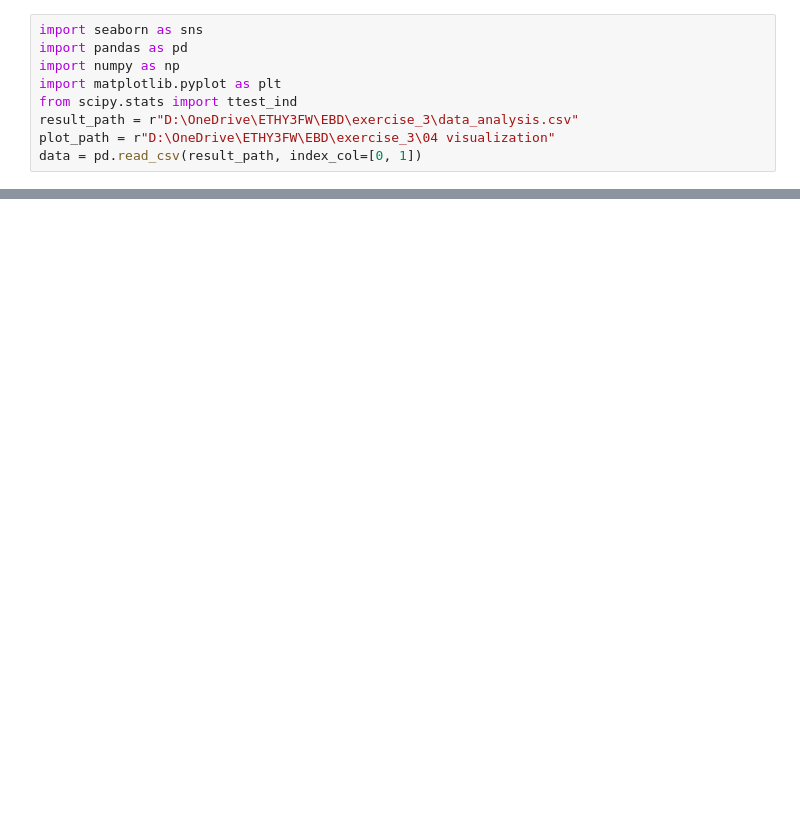
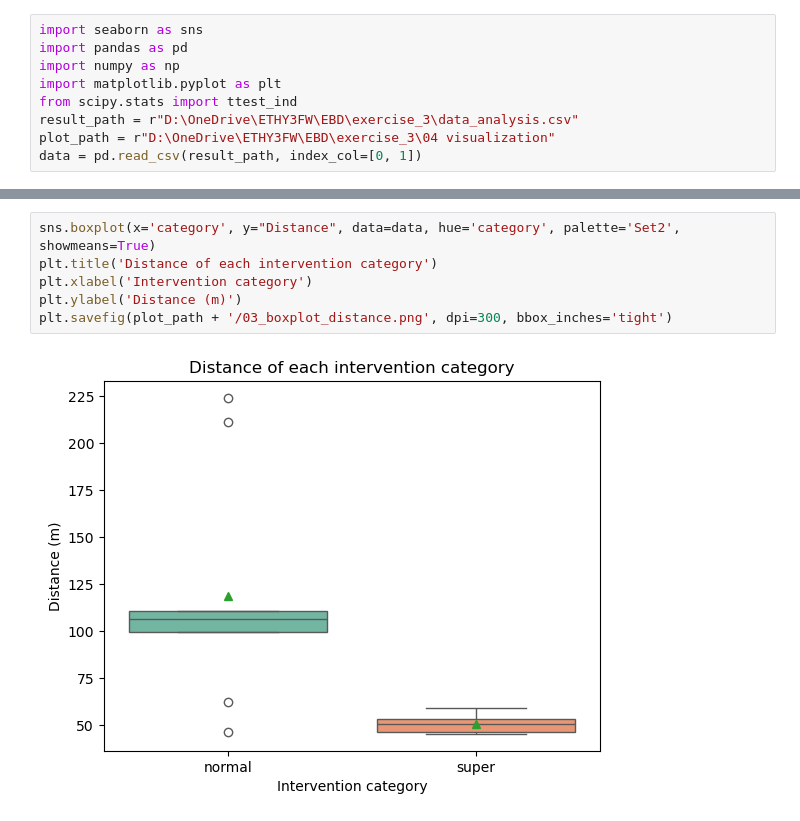
Before and after one commit to yiqiaowang-arch/EBD-Toolkit, a Jupyter notebook: SuperNurse_analysis/data_analysis.ipynb, the cells around one changed output, grey strips where cells are left out. Cells and saved outputs as stored; diff of their text form; blank space fills up the shorter version.

```diff
--- a/SuperNurse_analysis/data_analysis.ipynb
+++ b/SuperNurse_analysis/data_analysis.ipynb
@@ -60,0 +61,8 @@ plt.show()
+# %%
+sns.boxplot(x='category', y="Distance", data=data, hue='category', palette='Set2', showmeans=True)
+plt.title('Distance of each intervention category')
+plt.xlabel('Intervention category')
+plt.ylabel('Distance (m)')
+plt.savefig(plot_path + '/03_boxplot_distance.png', dpi=300, bbox_inches='tight')
+# %% [output]
+[figure, added]
```
Also changed, not shown: parts of 14 cells of this notebook.
